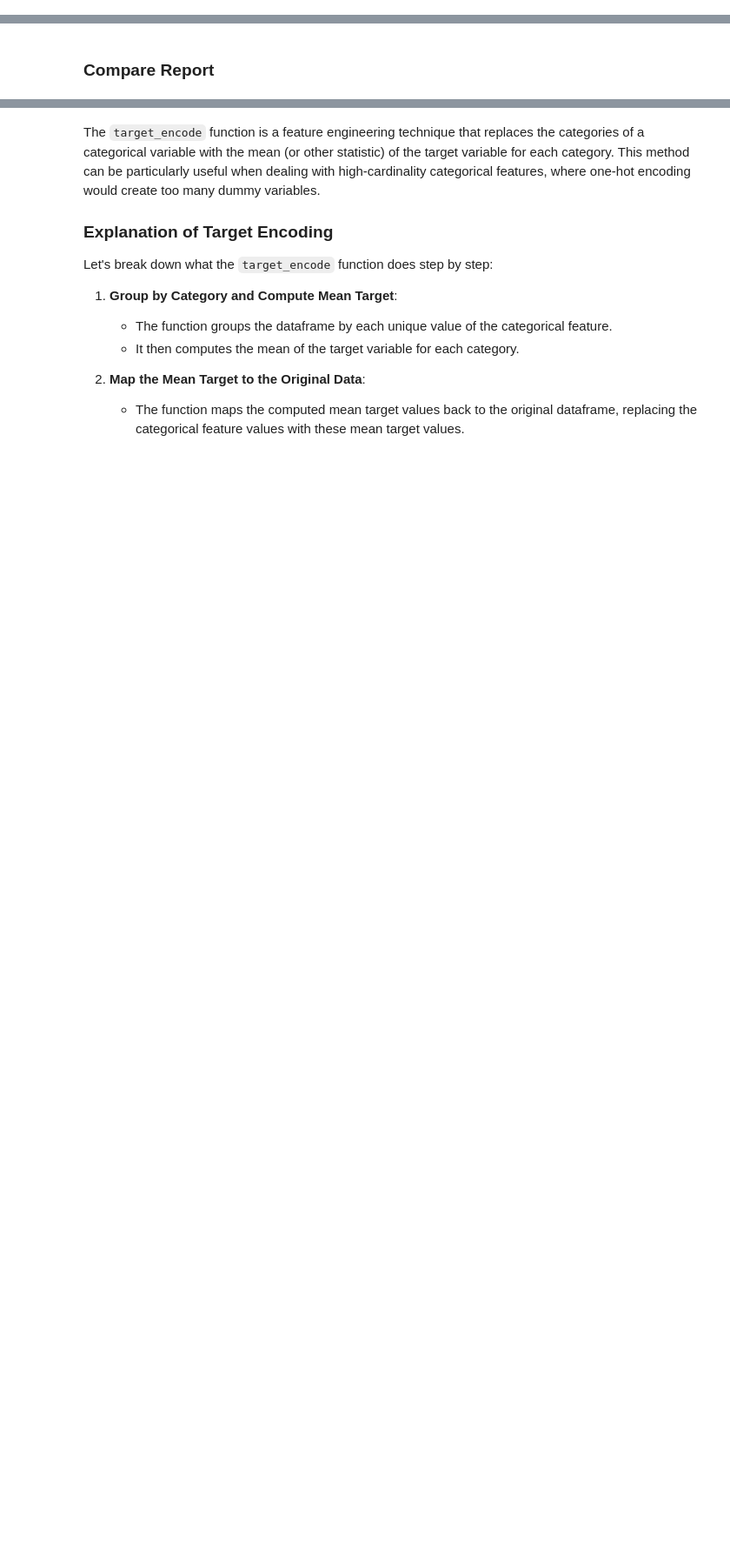
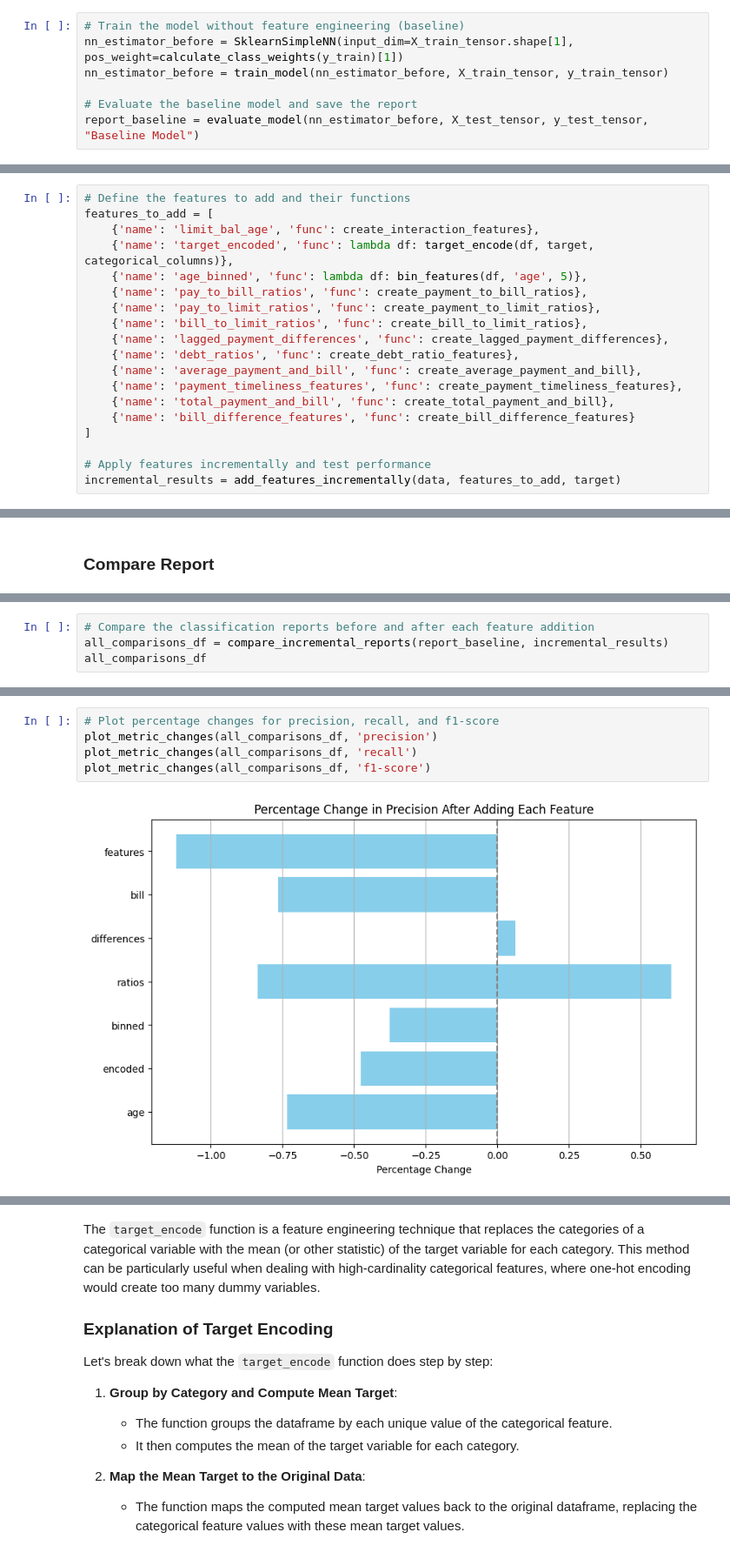
Before and after one commit to micah-shull/Machine_Learning_Pipelines, a Jupyter notebook: pipelines_07_pytorch_pipeline_05_feature_engineering.ipynb, the cells around one changed output, grey strips where cells are left out. Shown at 87% size. Saved outputs shown, nothing was run; the diff lists cells and outputs as text; blank space fills up the shorter version.

Commit message:
Iterate through each feature to observe change in model behavior. Calculate increase/decrease in performance, combine into report. Analyze changes. Implement RFE to determine feature importance.

```diff
--- a/pipelines_07_pytorch_pipeline_05_feature_engineering.ipynb
+++ b/pipelines_07_pytorch_pipeline_05_feature_engineering.ipynb
@@ -215,0 +296,7 @@ weighted avg       0.79      0.79      0.79      6000
+# %%
+# Train the model without feature engineering (baseline)
+nn_estimator_before = SklearnSimpleNN(input_dim=X_train_tensor.shape[1], pos_weight=calculate_class_weights(y_train)[1])
+nn_estimator_before = train_model(nn_estimator_before, X_train_tensor, y_train_tensor)
+
+# Evaluate the baseline model and save the report
+report_baseline = evaluate_model(nn_estimator_before, X_test_tensor, y_test_tensor, "Baseline Model")
@@ -215,0 +315,19 @@ weighted avg       0.79      0.79      0.79      6000
+# %%
+# Define the features to add and their functions
+features_to_add = [
+    {'name': 'limit_bal_age', 'func': create_interaction_features},
+    {'name': 'target_encoded', 'func': lambda df: target_encode(df, target, categorical_columns)},
+    {'name': 'age_binned', 'func': lambda df: bin_features(df, 'age', 5)},
+    {'name': 'pay_to_bill_ratios', 'func': create_payment_to_bill_ratios},
+    {'name': 'pay_to_limit_ratios', 'func': create_payment_to_limit_ratios},
+    {'name': 'bill_to_limit_ratios', 'func': create_bill_to_limit_ratios},
+    {'name': 'lagged_payment_differences', 'func': create_lagged_payment_differences},
+    {'name': 'debt_ratios', 'func': create_debt_ratio_features},
+    {'name': 'average_payment_and_bill', 'func': create_average_payment_and_bill},
+    {'name': 'payment_timeliness_features', 'func': create_payment_timeliness_features},
+    {'name': 'total_payment_and_bill', 'func': create_total_payment_and_bill},
+    {'name': 'bill_difference_features', 'func': create_bill_difference_features}
+]
+
+# Apply features incrementally and test performance
+incremental_results = add_features_incrementally(data, features_to_add, target)
@@ -300,0 +354,4 @@ report_after
+# %%
+# Compare the classification reports before and after each feature addition
+all_comparisons_df = compare_incremental_reports(report_baseline, incremental_results)
+all_comparisons_df
@@ -300,0 +368,7 @@ report_after
+# %%
+# Plot percentage changes for precision, recall, and f1-score
+plot_metric_changes(all_comparisons_df, 'precision')
+plot_metric_changes(all_comparisons_df, 'recall')
+plot_metric_changes(all_comparisons_df, 'f1-score')
+# %% [output]
+[figure, added]
```
Also changed, not shown: parts of 27 cells of this notebook.
